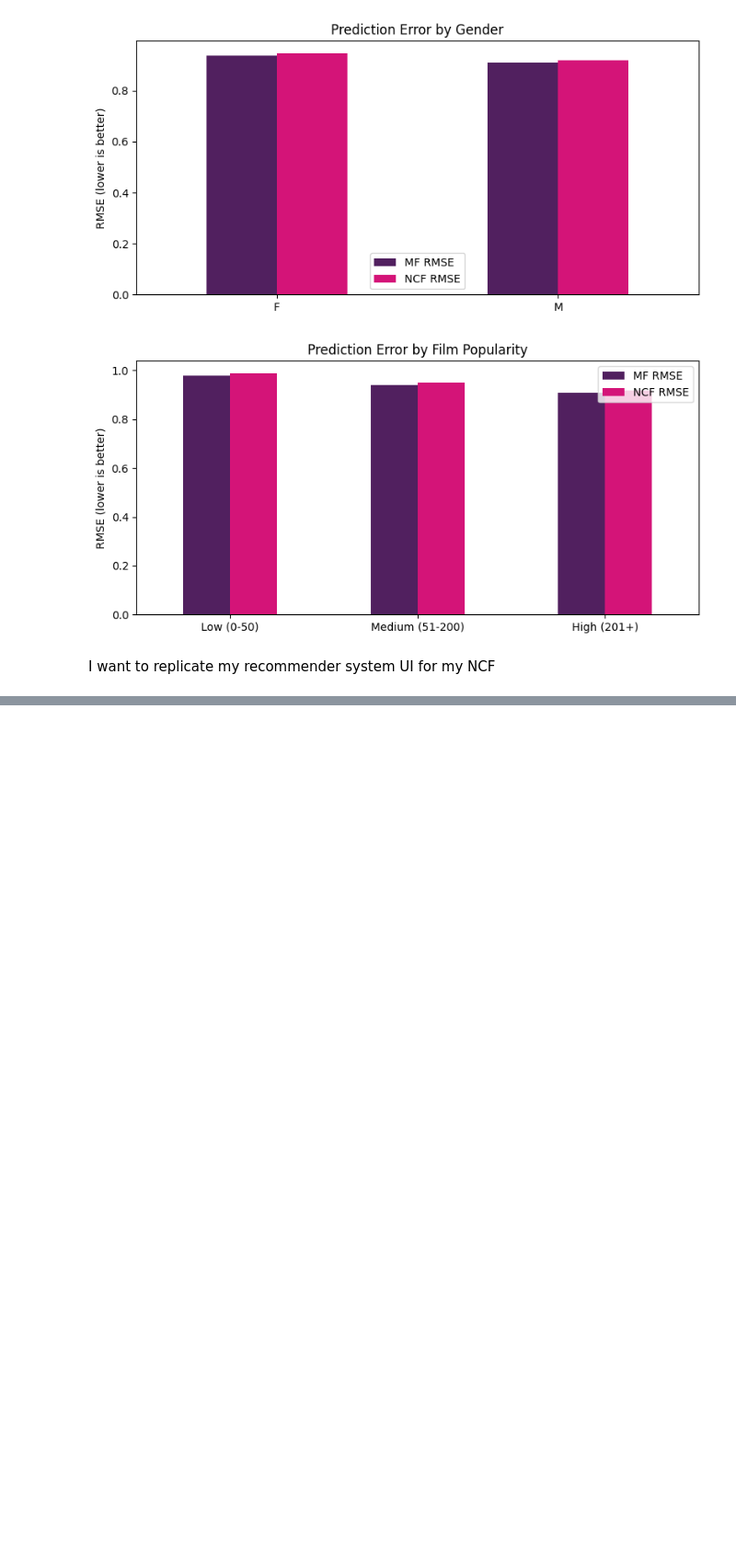
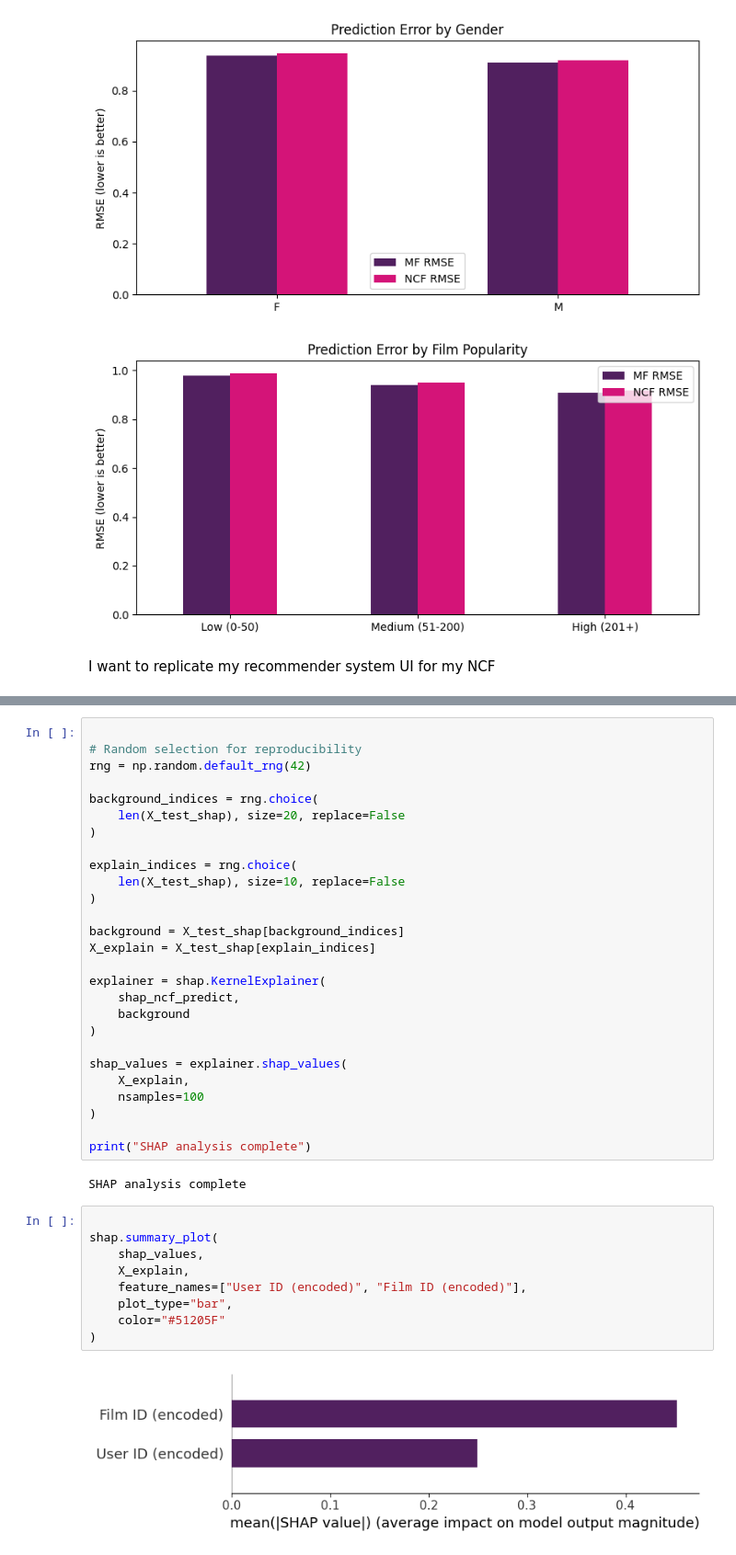
Before and after one commit to Sosswood/Machine-Learning, a Jupyter notebook: Individual_Project_MovieLens_V0_2.ipynb, the cells around one changed output, grey strips where cells are left out. Shown at 92% size. Saved outputs shown, nothing was run; the diff lists cells and outputs as text; blank space fills up the shorter version.

```diff
--- a/Individual_Project_MovieLens_V0_2.ipynb
+++ b/Individual_Project_MovieLens_V0_2.ipynb
@@ -1417,0 +1551,40 @@ Note: opening Chrome Inspector may crash demo inside Colab notebooks.
+# %%
+
+# Random selection for reproducibility
+rng = np.random.default_rng(42)
+
+background_indices = rng.choice(
+    len(X_test_shap), size=20, replace=False
+)
+
+explain_indices = rng.choice(
+    len(X_test_shap), size=10, replace=False
+)
+
+background = X_test_shap[background_indices]
+X_explain = X_test_shap[explain_indices]
+
+explainer = shap.KernelExplainer(
+    shap_ncf_predict,
+    background
+)
+
+shap_values = explainer.shap_values(
+    X_explain,
+    nsamples=100
+)
+
+print("SHAP analysis complete")
+# %% [output]
+SHAP analysis complete
+# %%
+
+shap.summary_plot(
+    shap_values,
+    X_explain,
+    feature_names=["User ID (encoded)", "Film ID (encoded)"],
+    plot_type="bar",
+    color="#51205F"
+)
+# %% [output]
+[figure, added]
```
Also changed, not shown: parts of 16 cells of this notebook.
